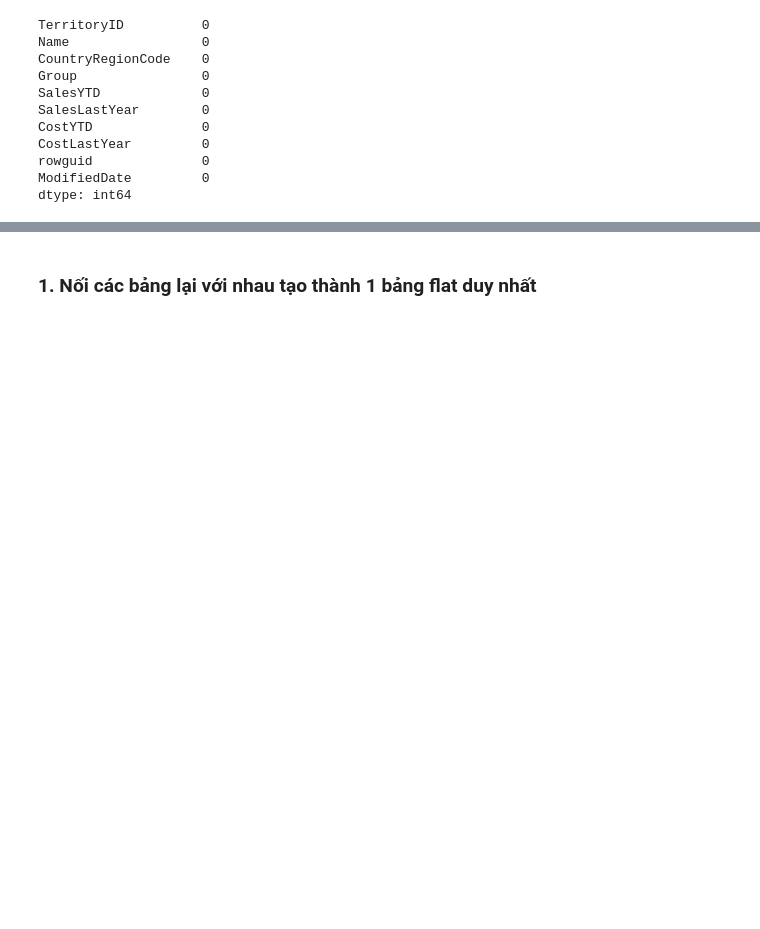
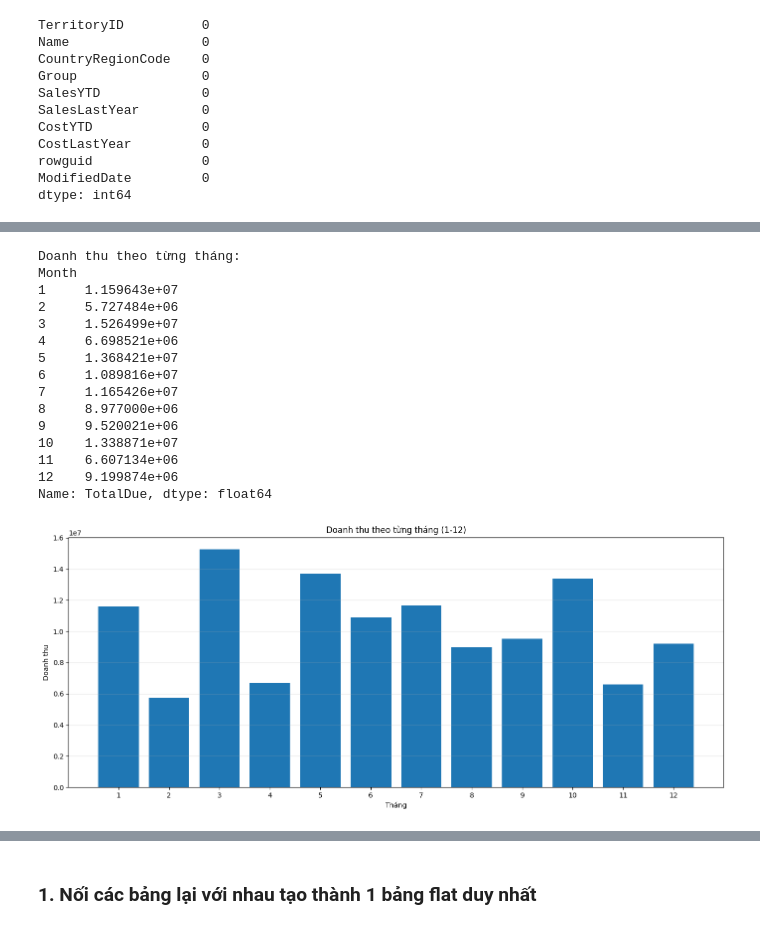
Before and after one commit to thethien8a/AdventureWork2022, a Jupyter notebook: src/notebook/explore.ipynb, the cells around one changed output, grey strips where cells are left out. Saved outputs shown, nothing was run; the diff lists cells and outputs as text; code cells hidden in the pictures; blank space fills up the shorter version.

```diff
--- a/src/notebook/explore.ipynb
+++ b/src/notebook/explore.ipynb
@@ -177,0 +228,36 @@ dtype: int64
+# %%
+# Doanh thu theo từng tháng (tháng 1-12)
+revenue_by_month = sale_header_df.copy()
+revenue_by_month['Month'] = pd.to_datetime(revenue_by_month['OrderDate']).dt.month
+revenue_by_month = revenue_by_month.groupby('Month')['TotalDue'].sum()
+
+# Hiển thị doanh thu theo tháng
+print("Doanh thu theo từng tháng:")
+print(revenue_by_month)
+
+plt.figure(figsize=(14, 6))
+plt.bar(revenue_by_month.index, revenue_by_month.values)
+plt.xlabel('Tháng')
+plt.ylabel('Doanh thu')
+plt.title('Doanh thu theo từng tháng (1-12)')
+plt.xticks(range(1, 13))
+plt.grid(True, alpha=0.3, axis='y')
+plt.tight_layout()
+plt.show()
+# %% [output]
+Doanh thu theo từng tháng:
+Month
+1     1.159643e+07
+2     5.727484e+06
+3     1.526499e+07
+4     6.698521e+06
+5     1.368421e+07
+6     1.089816e+07
+7     1.165426e+07
+8     8.977000e+06
+9     9.520021e+06
+10    1.338871e+07
+11    6.607134e+06
+12    9.199874e+06
+Name: TotalDue, dtype: float64
+[figure, added]
```
Also changed, not shown: parts of 49 cells of this notebook, 3 other files.
